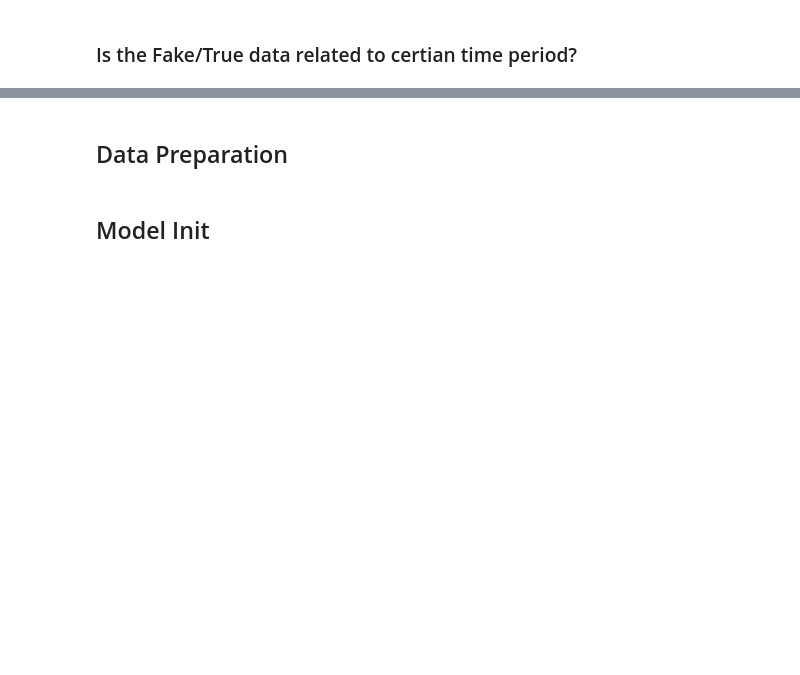
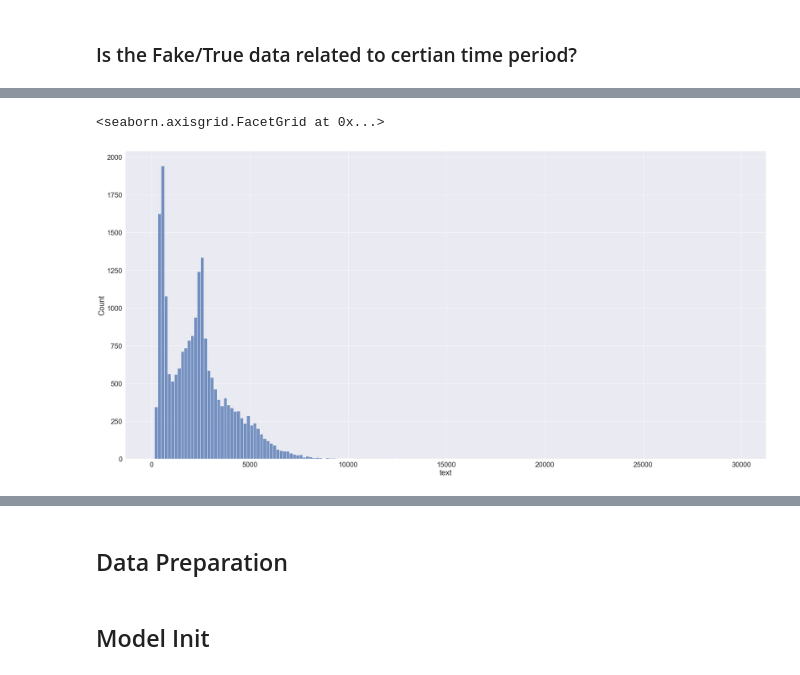
Before and after one commit to DataStroke99/iecoe-sg-technical-interview, a Jupyter notebook: submit/AdityaBhadkamkar_code_test.ipynb, the cells around one changed output, grey strips where cells are left out. Cells and saved outputs as stored; diff of their text form; code cells hidden in the pictures; blank space fills up the shorter version.

```diff
--- a/submit/AdityaBhadkamkar_code_test.ipynb
+++ b/submit/AdityaBhadkamkar_code_test.ipynb
@@ -258,0 +310,11 @@ df['title'].count()
+# %%
+#Check number of characters in text , Fake v. True
+
+true_text_len=df[df['y']==0]['text'].str.len()
+fake_text_len=df[df['y']==1]['text'].str.len()
+
+
+sns.displot(true_text_len,height=15, aspect=2)
+# %% [output]
+<seaborn.axisgrid.FacetGrid at 0x...>
+[figure, added]
```
Also changed, not shown: parts of 50 cells of this notebook.
